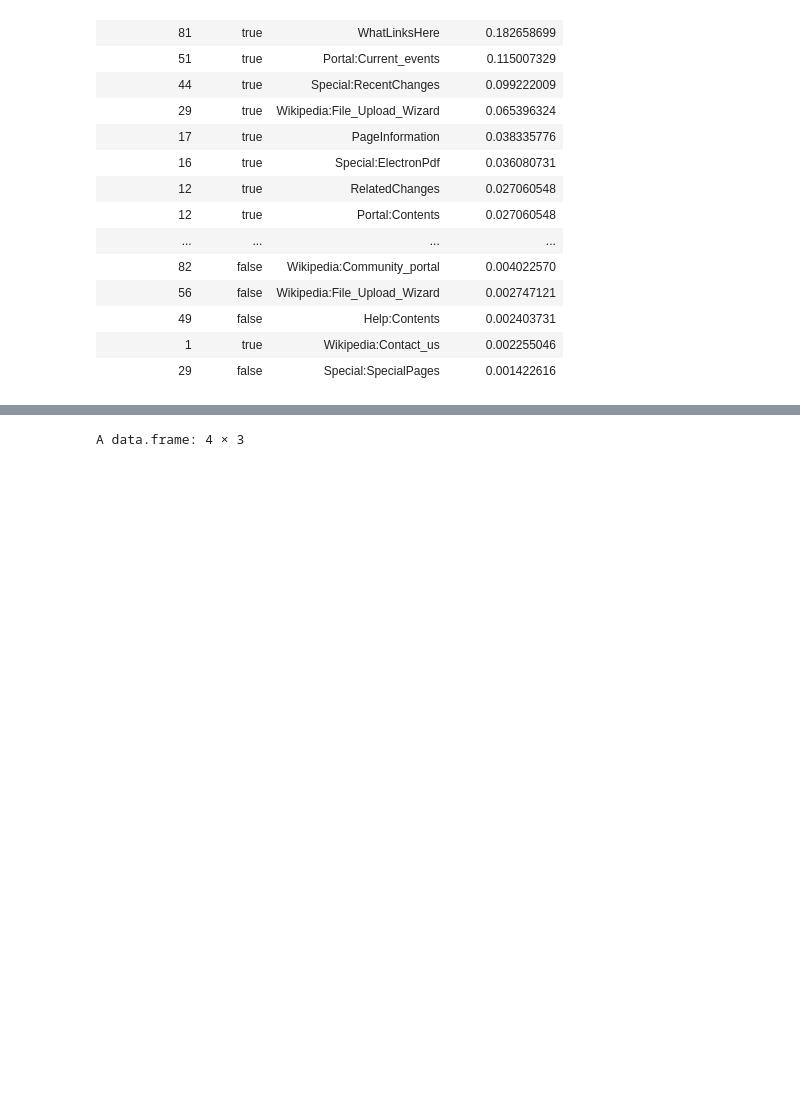
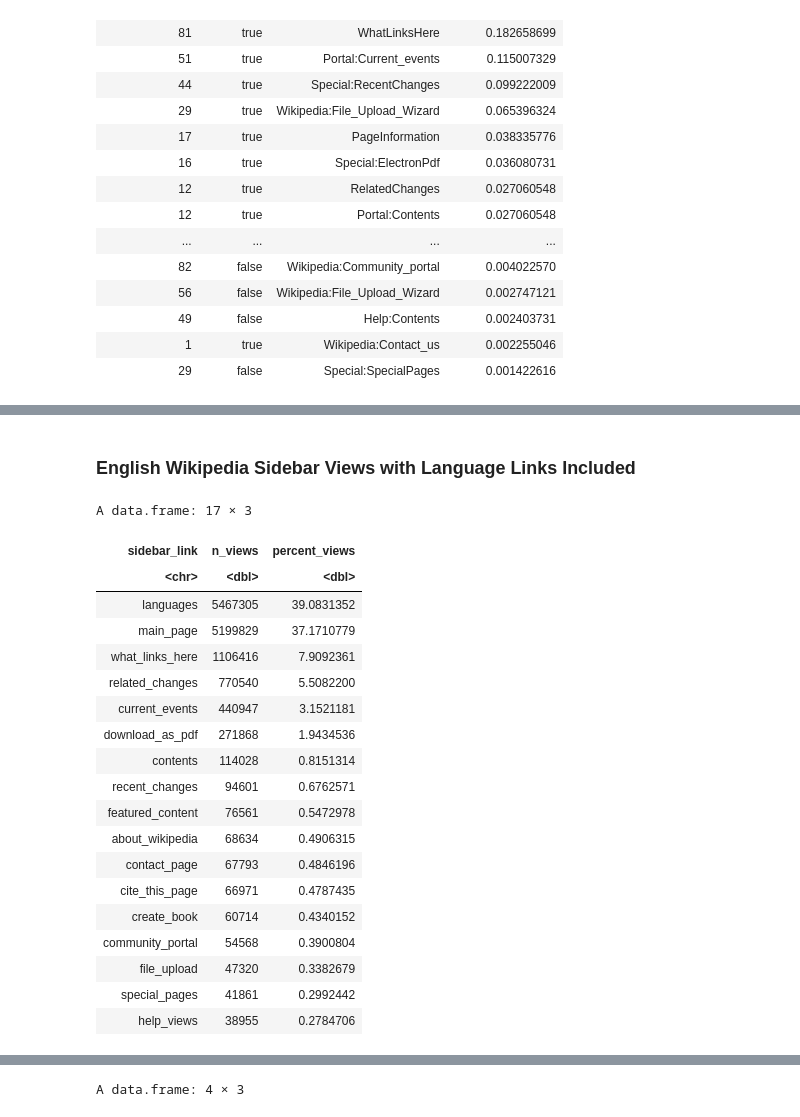
Before and after one commit to wikimedia-research/Desktop-behavior-analysis-Aug-2019, a Jupyter notebook: Desktop_usage_behavior_analysis.ipynb, the cells around one changed output, grey strips where cells are left out. Saved outputs shown, nothing was run; the diff lists cells and outputs as text; code cells hidden in the pictures; blank space fills up the shorter version.

Commit message:
updated language usage analysis

```diff
--- a/Desktop_usage_behavior_analysis.ipynb
+++ b/Desktop_usage_behavior_analysis.ipynb
@@ -449,0 +524,64 @@ A data.frame: 34 × 4
+# %%
+#non-language sidebar views for enwiki
+query <-
+"SELECT
+  SUM(IF((page_title = 'Main_Page'), 1, null)) AS main_page,
+  SUM(IF((page_title = 'Portal:Contents'), 1, null)) AS contents,
+  SUM(IF((page_title = 'Portal:Featured_content'), 1, null)) AS featured_content,
+  SUM(IF((page_title = 'Portal:Current_events'), 1, null)) AS current_events,
+  SUM(IF((page_title = 'Help:Contents'), 1, null)) AS help_views,
+  SUM(IF((page_title = 'Wikipedia:About'), 1, null)) AS about_wikipedia,
+  SUM(IF((page_title = 'Wikipedia:Community_portal'), 1, null)) AS community_portal,
+  SUM(IF((page_title = 'Special:RecentChanges'), 1, null)) AS recent_changes,
+  SUM(IF((page_title= 'Wikipedia:Contact_us'), 1, null)) AS contact_page,
+  SUM(IF((page_title LIKE 'Special:WhatLinksHere%'), 1, null)) AS what_links_here,
+  SUM(IF((page_title LIKE 'Special:RecentChangesLinked%'), 1, null)) AS related_changes,
+  SUM(IF((page_title = 'Wikipedia:File_Upload_Wizard'), 1, null)) AS file_upload,
+  SUM(IF((page_title = 'Special:SpecialPages'), 1, null)) AS special_pages,
+  SUM(IF((page_title = 'Special:CiteThisPage'), 1, null)) AS cite_this_page,
+  SUM(IF((page_title = 'Special:Book'), 1, null)) AS create_book,
+  SUM(IF((page_title = 'Special:ElectronPdf'), 1, null)) AS download_as_pdf,
+  sum(view_count) as view_count_total
+FROM wmf.pageview_hourly
+WHERE year = 2019 and month = 6
+  AND project = 'en.wikipedia'
+  AND agent_type = 'user'
+  AND access_method = 'desktop'
+  AND referer_class = 'internal' --isolate to only views to these pages from within wikipedia "
+# %%
+enwiki_sidebar_views <- wmf::query_hive(query)
+# %% [markdown]
+### English Wikipedia Sidebar Views with Language Links Included
+# %%
+#proportion of sidebar views with language clicks added
+
+enwiki_sidebar_view_wlang <- enwiki_sidebar_views%>%
+  mutate(languages = 5467305) %>% #add language clicks
+  gather(sidebar_link, n_views)  %>% #remove columns not needed for calculation
+    filter(sidebar_link != "view_count_total") %>%
+  mutate(percent_views = (as.numeric(n_views) / sum(as.numeric(n_views)))*100) %>%
+  arrange(desc(percent_views))
+
+
+enwiki_sidebar_view_wlang
+# %% [output]
+A data.frame: 17 × 3
+| sidebar_link | n_views | percent_views |
+| <chr> | <dbl> | <dbl> |
+| languages | 5467305 | 39.0831352 |
+| main_page | 5199829 | 37.1710779 |
+| what_links_here | 1106416 | 7.9092361 |
+| related_changes | 770540 | 5.5082200 |
+| current_events | 440947 | 3.1521181 |
+| download_as_pdf | 271868 | 1.9434536 |
+| contents | 114028 | 0.8151314 |
+| recent_changes | 94601 | 0.6762571 |
+| featured_content | 76561 | 0.5472978 |
+| about_wikipedia | 68634 | 0.4906315 |
+| contact_page | 67793 | 0.4846196 |
+| cite_this_page | 66971 | 0.4787435 |
+| create_book | 60714 | 0.4340152 |
+| community_portal | 54568 | 0.3900804 |
+| file_upload | 47320 | 0.3382679 |
+| special_pages | 41861 | 0.2992442 |
+| help_views | 38955 | 0.2784706 |
```
Also changed, not shown: parts of 57 cells of this notebook.
